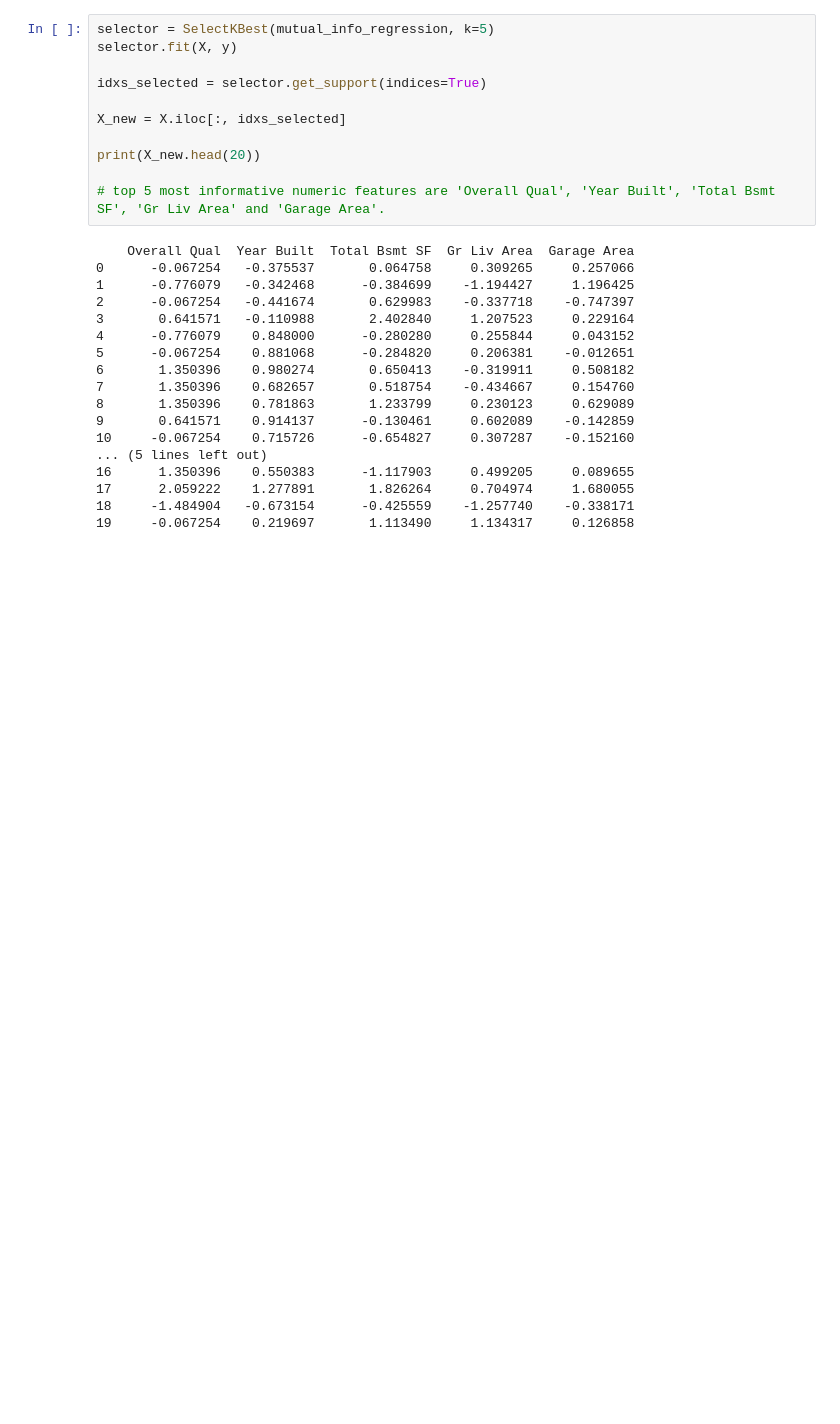
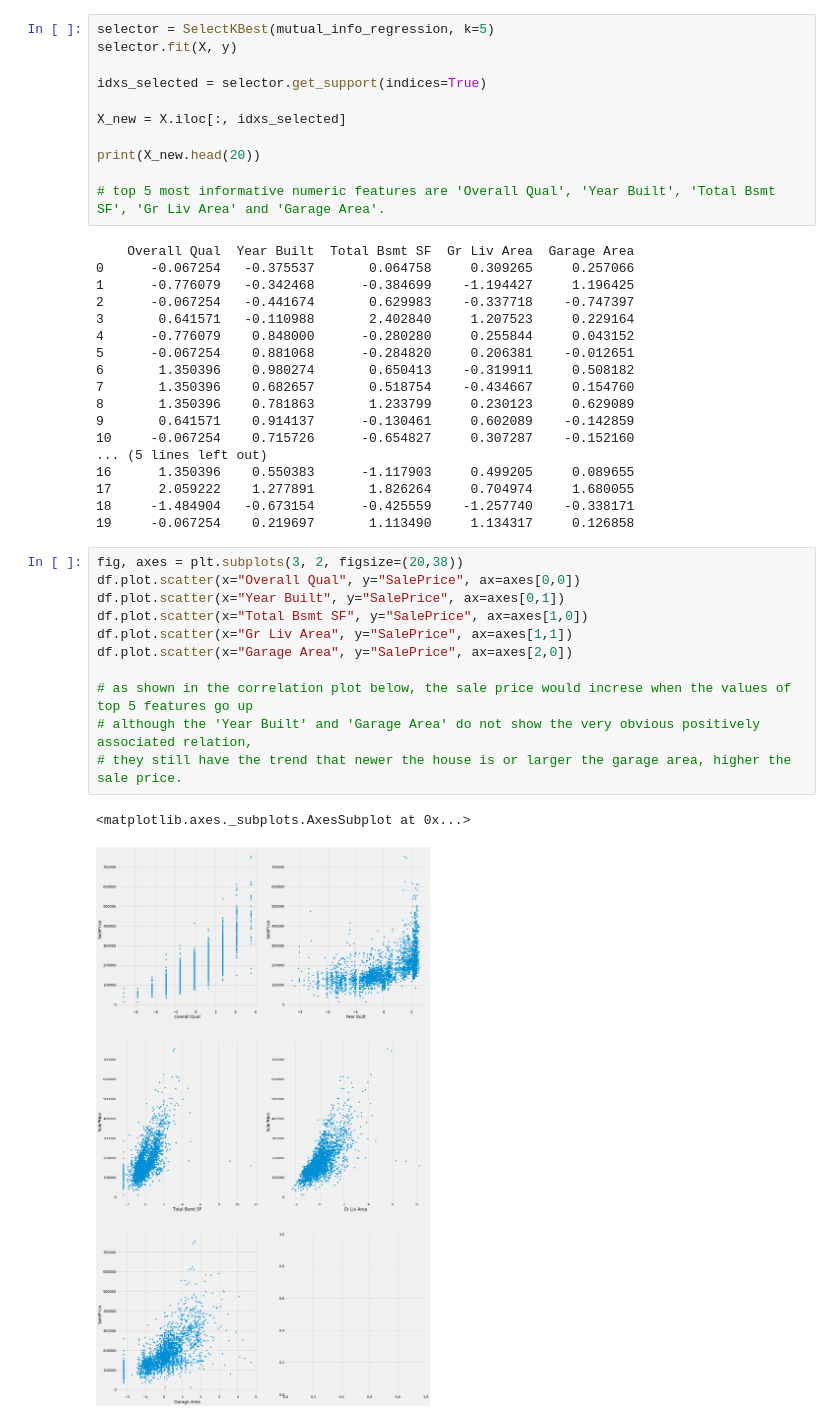
Before and after one commit to Zhenyuan-Xi/CS6220_DataMining, a Jupyter notebook: assignment3/assignment3.ipynb, the cells around one changed output. Drawn from its saved outputs; the diff is of its cells as text; blank space fills up the shorter version.

```diff
--- a/assignment3/assignment3.ipynb
+++ b/assignment3/assignment3.ipynb
@@ -182,3 +179,17 @@ print(X_new.head(20))
 17      2.059222    1.277891       1.826264     0.704974     1.680055
 18     -1.484904   -0.673154      -0.425559    -1.257740    -0.338171
 19     -0.067254    0.219697       1.113490     1.134317     0.126858
+# %%
+fig, axes = plt.subplots(3, 2, figsize=(20,38))
+df.plot.scatter(x="Overall Qual", y="SalePrice", ax=axes[0,0])
+df.plot.scatter(x="Year Built", y="SalePrice", ax=axes[0,1])
+df.plot.scatter(x="Total Bsmt SF", y="SalePrice", ax=axes[1,0])
+df.plot.scatter(x="Gr Liv Area", y="SalePrice", ax=axes[1,1])
+df.plot.scatter(x="Garage Area", y="SalePrice", ax=axes[2,0])
+
+# as shown in the correlation plot below, the sale price would increse when the values of top 5 features go up
+# although the 'Year Built' and 'Garage Area' do not show the very obvious positively associated relation,
+# they still have the trend that newer the house is or larger the garage area, higher the sale price.
+# %% [output]
+<matplotlib.axes._subplots.AxesSubplot at 0x...>
+[figure, added]
```
Also changed, not shown: parts of 6 cells of this notebook.
